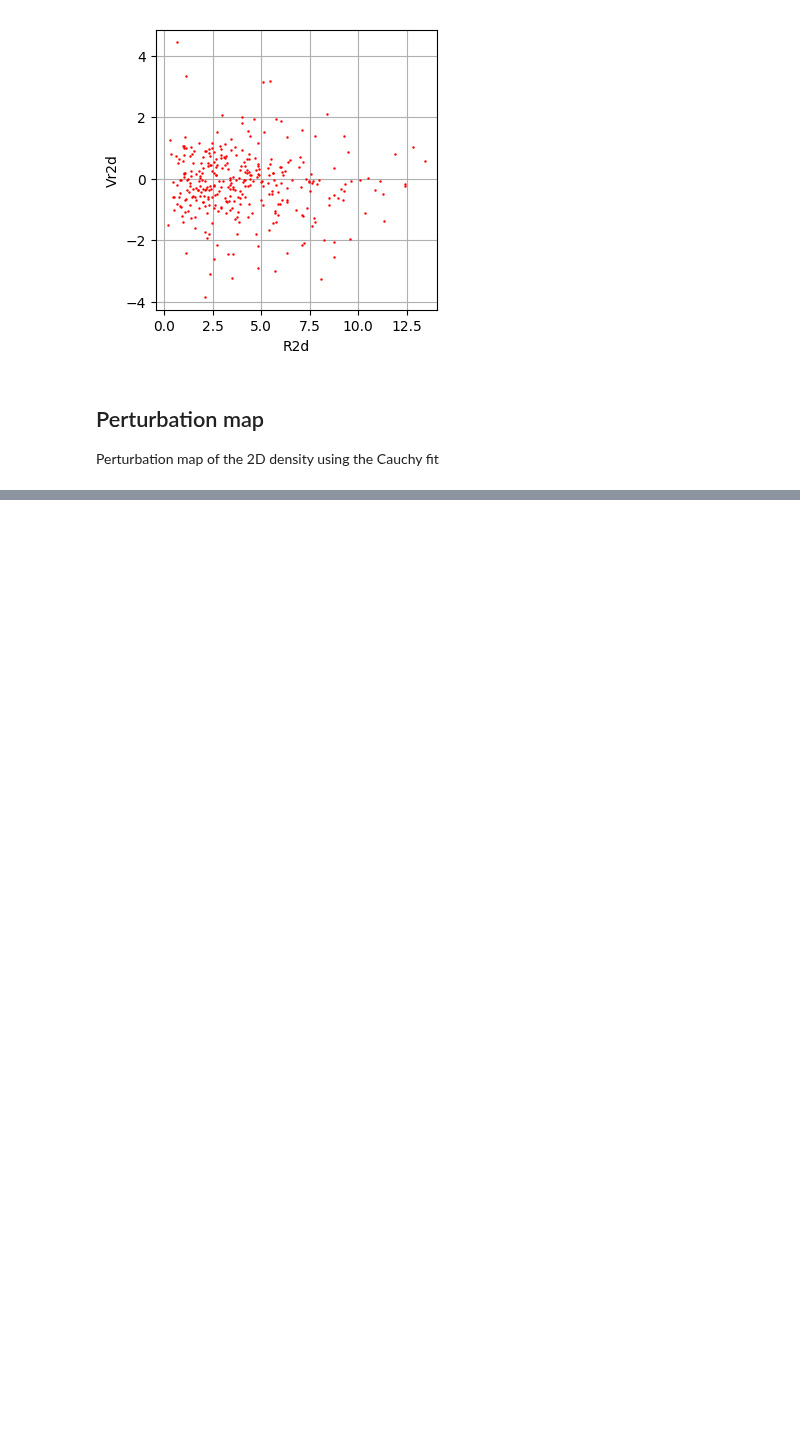
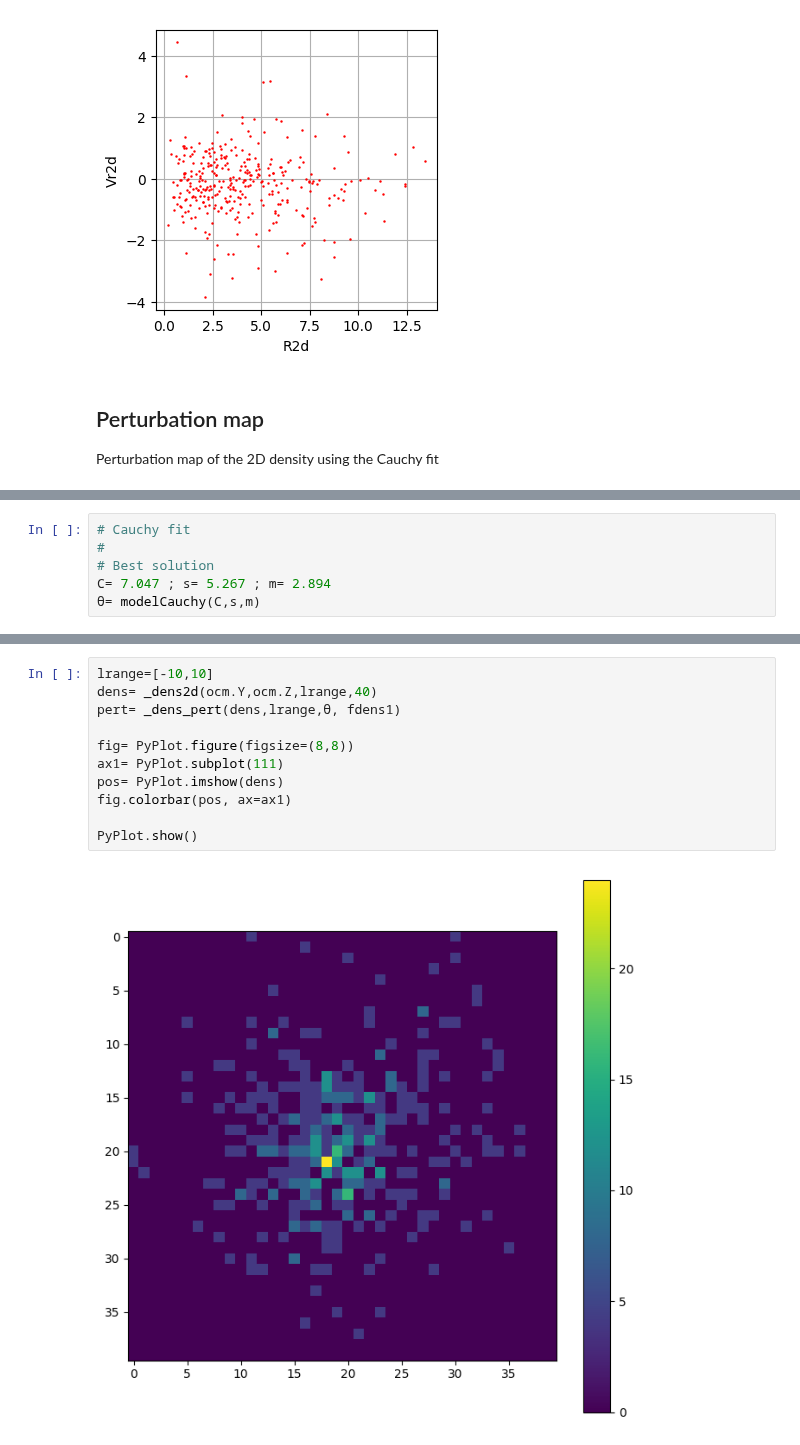
Before and after one commit to bosscha/gaia-shock, a Jupyter notebook: notebooks/analysis/perturbation-markers.ipynb, the cells around one changed output, grey strips where cells are left out. Drawn from its saved outputs; the diff is of its cells as text; blank space fills up the shorter version.

```diff
--- a/notebooks/analysis/perturbation-markers.ipynb
+++ b/notebooks/analysis/perturbation-markers.ipynb
@@ -296,0 +294,6 @@ Perturbation map of the 2D density using the Cauchy fit
+# %%
+# Cauchy fit
+#
+# Best solution
+C= 7.047 ; s= 5.267 ; m= 2.894
+θ= modelCauchy(C,s,m)
@@ -296,0 +350,13 @@ Perturbation map of the 2D density using the Cauchy fit
+# %%
+lrange=[-10,10]
+dens= _dens2d(ocm.Y,ocm.Z,lrange,40)
+pert= _dens_pert(dens,lrange,θ, fdens1)
+
+fig= PyPlot.figure(figsize=(8,8))
+ax1= PyPlot.subplot(111)
+pos= PyPlot.imshow(dens)
+fig.colorbar(pos, ax=ax1)
+
+PyPlot.show()
+# %% [output]
+[figure, added]
```
Also changed, not shown: parts of 6 cells of this notebook, 2 other files.
